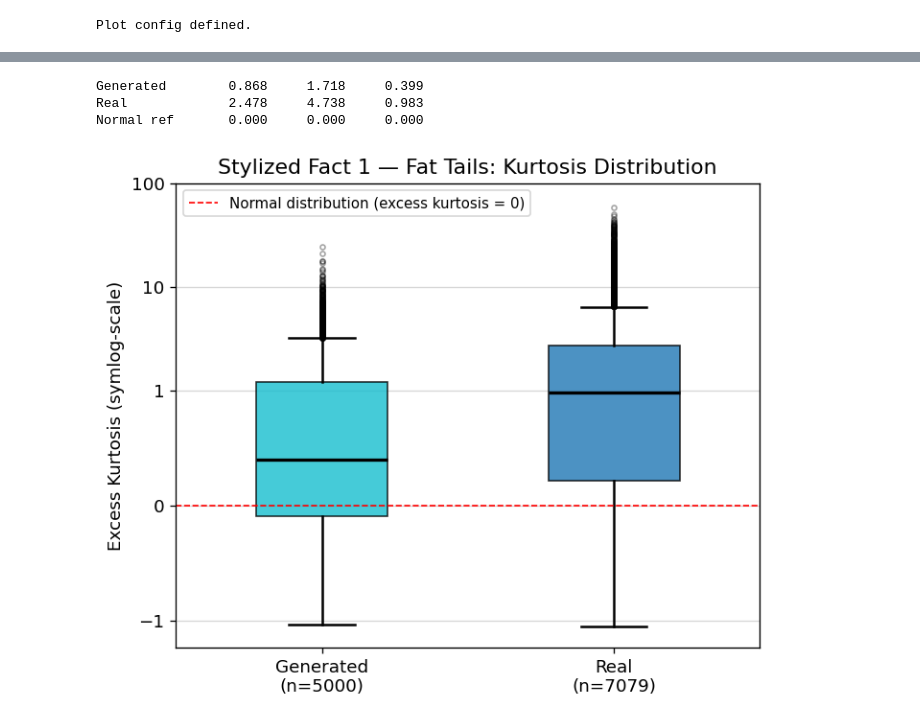
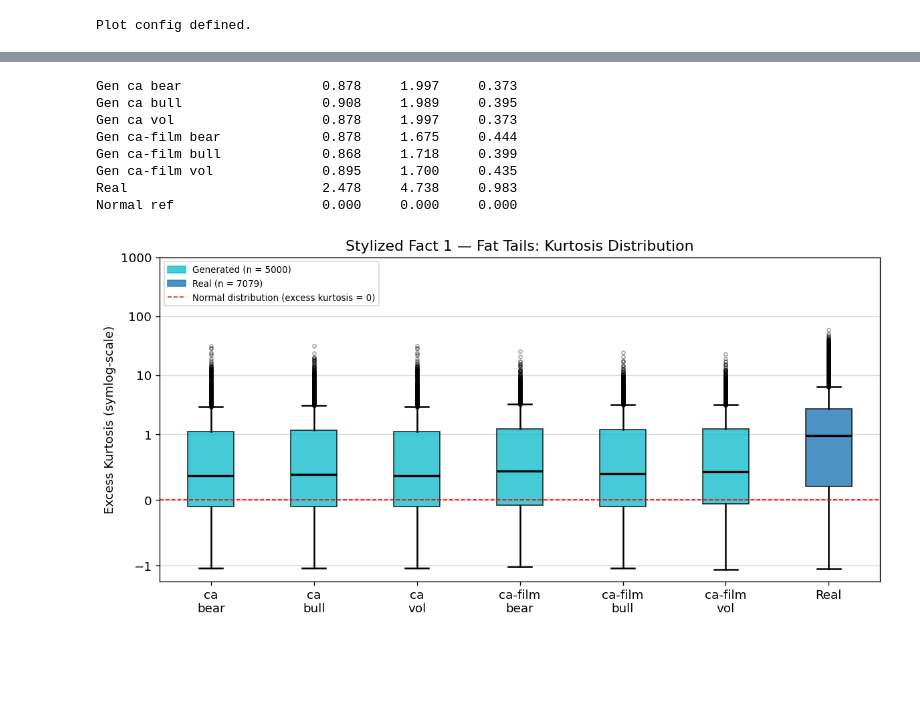
Before and after one commit to AHHHHHH0-0/Extending-CoFinDiff, a Jupyter notebook: notebooks/eval/stylized_facts.ipynb, the cells around one changed output, grey strips where cells are left out. Saved outputs shown, nothing was run; the diff lists cells and outputs as text; code cells hidden in the pictures; blank space fills up the shorter version.

Commit message:
stylized facts done

```diff
--- a/notebooks/eval/stylized_facts.ipynb
+++ b/notebooks/eval/stylized_facts.ipynb
@@ -69,57 +81,86 @@ Real: 7079 sequences x 64 steps
 """
 1.1 - Fisher's excess kurtosis.
 """
+# Kurtosis of generated data
+flat_gen = {}
+kurt_gen = {}
+for model, cond_key in gen_keys:
+    arr = gen_data[model][cond_key]['samples']
+    flat_gen[(model, cond_key)] = arr.ravel()
+    kurt_gen[(model, cond_key)] = fisher_kurtosis(arr)
 
-# Flat pools used for KDE and percentile analysis
-flat_gen  = gen_np.ravel()    # (N_gen*T,)
+# Kurtosis of real data
 flat_real = real_np.ravel()   # (N_real*T,)
-
-# Fisher's excess kurtosis
-kurt_gen  = fisher_kurtosis(gen_np)    # (N_gen,)
 kurt_real = fisher_kurtosis(real_np)   # (N_real,)
 
-for label, k in [('Generated', kurt_gen), ('Real', kurt_real), ('Normal ref', np.array([0.0]))]:
-    print(f"{label:12s}  {k.mean():>8.3f}  {k.std():>8.3f}  {np.median(k):>8.3f}")
+# Print kurtosis
+for model, cond_key in gen_keys:
+    label = f"Gen {model} {cond_key}"
+    k = kurt_gen[(model, cond_key)]
+    print(f"{label:24s}  {k.mean():>8.3f}  {k.std():>8.3f}  {np.median(k):>8.3f}")
+
+for label, k in [('Real', kurt_real), ('Normal ref', np.array([0.0]))]:
+    print(f"{label:24s}  {k.mean():>8.3f}  {k.std():>8.3f}  {np.median(k):>8.3f}")
 # %% [output]
-Generated        0.868     1.718     0.399
-Real             2.478     4.738     0.983
-Normal ref       0.000     0.000     0.000
+Gen ca bear                  0.878     1.997     0.373
+Gen ca bull                  0.908     1.989     0.395
+Gen ca vol                   0.878     1.997     0.373
+Gen ca-film bear             0.878     1.675     0.444
+Gen ca-film bull             0.868     1.718     0.399
+Gen ca-film vol              0.895     1.700     0.435
+Real                         2.478     4.738     0.983
+Normal ref                   0.000     0.000     0.000
 # %%
-fig, ax = plt.subplots(figsize=(6, 5))
+fig, ax = plt.subplots(figsize=(10, 5))
+
+# Values
+kurt_series = [kurt_gen[(model, cond_key)] for model, cond_key in gen_keys] + [kurt_real]
+
+# Tick labels
+tick_labels = [f'{model}\n{cond_key}' for model, cond_key in gen_keys] + [f'Real']
 
 # Boxplot
 bp = ax.boxplot(
-    [kurt_gen, kurt_real],
-    tick_labels=[f'Generated\n(n={gen_np.shape[0]})', f'Real\n(n={real_np.shape[0]})'],
+    kurt_series,
+    tick_labels=tick_labels,
     patch_artist=True,
     widths=0.45,
     medianprops=dict(color='black', linewidth=2),
     whiskerprops=dict(linewidth=1.5),
     capprops=dict(linewidth=1.5),
     flierprops=dict(marker='o', markersize=3, alpha=0.35, linestyle='none'),
 )
 
 # Set colors, transparency
-bp['boxes'][0].set_facecolor(C_GEN)
-bp['boxes'][0].set_alpha(0.8)
-bp['boxes'][1].set_facecolor(C_REAL)
-bp['boxes'][1].set_alpha(0.8)
+for i in range(len(gen_keys)):
+    bp['boxes'][i].set_facecolor(C_GEN)
+    bp['boxes'][i].set_alpha(0.8)
+
+bp['boxes'][-1].set_facecolor(C_REAL)
+bp['boxes'][-1].set_alpha(0.8)
 
 # Axis settings
-ax.set_title('Stylized Fact 1 — Fat Tails: Kurtosis Distribution')  # Title
+ax.set_title('Stylized Fact 1 — Fat Tails: Kurtosis Distribution')
 ax.set_ylabel('Excess Kurtosis (symlog-scale)')
 ax.set_yscale('symlog', linthresh=1)
-ax.set_ylim(ax.get_ylim()[0], 100)
+ax.set_ylim(ax.get_ylim()[0], 1000)
 ax.yaxis.set_major_formatter(mticker.ScalarFormatter())
 ax.yaxis.get_major_formatter().set_scientific(False)
 ax.axhline(0, color='red', linestyle='--', linewidth=1.0, label='Normal distribution (excess kurtosis = 0)')
-ax.legend(fontsize=9)
+
+# Legend
+gen_handle = mpatches.Patch(color=C_GEN, alpha=0.8, label=f'Generated (n = {len(gen_data["ca"]["bear"]["samples"])})')
+real_handle = mpatches.Patch(color=C_REAL, alpha=0.8, label=f'Real (n = {real_np.shape[0]})')
+baseline_handle = Line2D([0], [0], color=C_NORMAL, linestyle='--', linewidth=1.0, label='Normal distribution (excess kurtosis = 0)')
+ax.legend(handles=[gen_handle, real_handle, baseline_handle], loc='upper left', fontsize=8)
+
+# Plot and save
 ax.grid(axis='y', alpha=0.5)
 plt.tight_layout()
-plt.savefig('../../figures/kurtosis_boxplot.png', bbox_inches='tight')
+plt.savefig('../../figures/kurtosis_boxplot.png')
 plt.show()
 # %% [output]
-[figure, old version]
+[figure, new version]
 # %%
 """
 1.2 - 5% and 95% percentiles.
```
Also changed, not shown: parts of 6 cells of this notebook, 3 other files.
